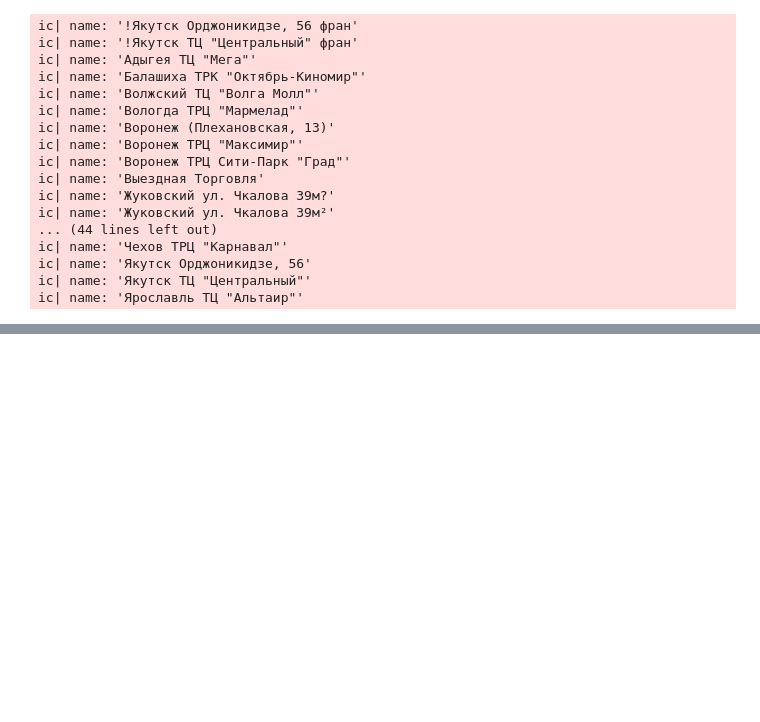
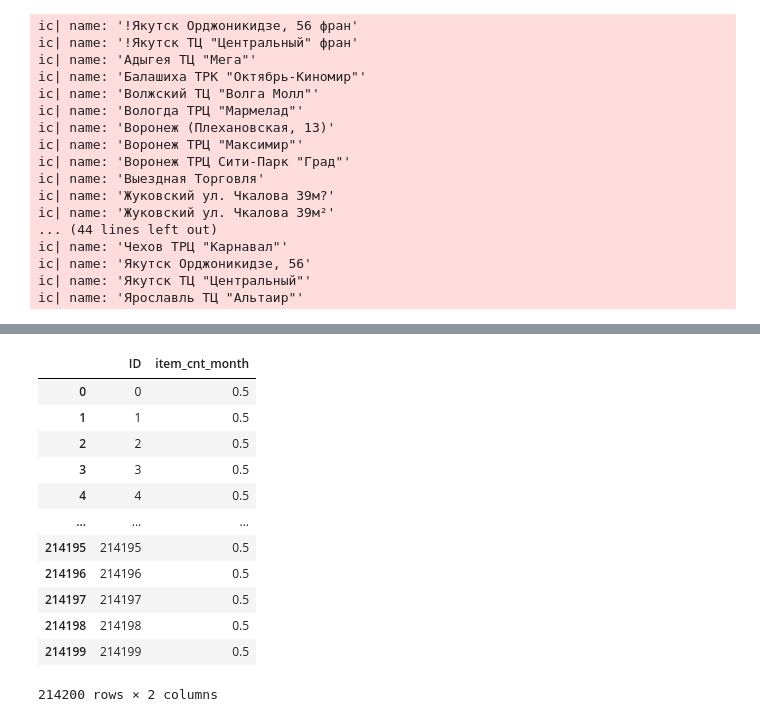
Before and after one commit to xafdl123github/kaggle, a Jupyter notebook: kaggle/Predict Future Sales/net.ipynb, the cells around one changed output, grey strips where cells are left out. Saved outputs shown, nothing was run; the diff lists cells and outputs as text; code cells hidden in the pictures; blank space fills up the shorter version.

```diff
--- a/kaggle/Predict Future Sales/net.ipynb
+++ b/kaggle/Predict Future Sales/net.ipynb
@@ -277,0 +364,17 @@ ic| name: 'Ярославль ТЦ "Альтаир"'
+# %%
+ss = pd.read_csv('./data/sample_submission.csv')
+ss
+# %% [output]
+|  | ID | item_cnt_month |
+| 0 | 0 | 0.5 |
+| 1 | 1 | 0.5 |
+| 2 | 2 | 0.5 |
+| 3 | 3 | 0.5 |
+| 4 | 4 | 0.5 |
+| ... | ... | ... |
+| 214195 | 214195 | 0.5 |
+| 214196 | 214196 | 0.5 |
+| 214197 | 214197 | 0.5 |
+| 214198 | 214198 | 0.5 |
+| 214199 | 214199 | 0.5 |
+214200 rows × 2 columns
```
Also changed, not shown: parts of 16 cells of this notebook, 8 other files.
